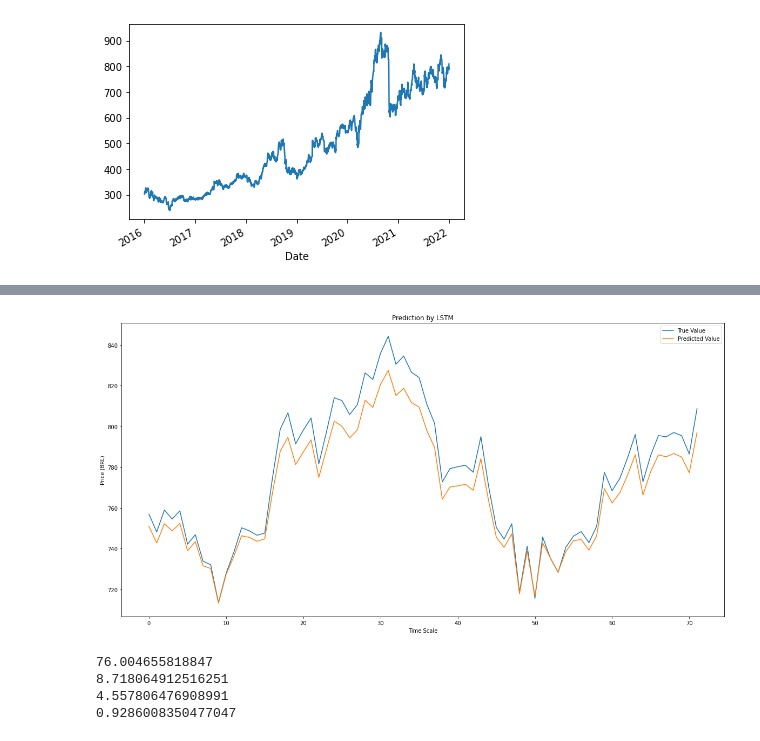
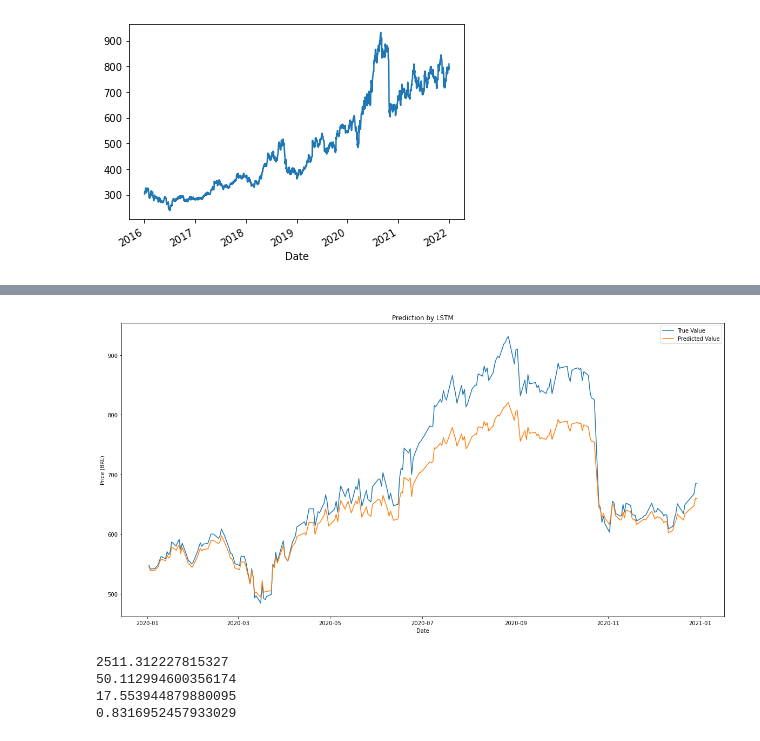
Before and after one commit to Felipe-Renck/stock-price-forecast, a Jupyter notebook: SAP_Stock_Price_LSTM.ipynb, the cells around one changed output, grey strips where cells are left out. Saved outputs shown, nothing was run; the diff lists cells and outputs as text; code cells hidden in the pictures.

Commit message:
Update images and scripts

```diff
--- a/SAP_Stock_Price_LSTM.ipynb
+++ b/SAP_Stock_Price_LSTM.ipynb
@@ -70,6 +76,6 @@ feature_transform.head()
 # %%
 #Splitting to Training set and Test set (Ratio: 80:20)
-timesplit= TimeSeriesSplit(n_splits=20)
-for train_index, test_index in timesplit.split(feature_transform):
-        X_train, X_test = feature_transform[:len(train_index)], feature_transform[len(train_index): (len(train_index)+len(test_index))]
-        y_train, y_test = output_var[:len(train_index)].values.ravel(), output_var[len(train_index): (len(train_index)+len(test_index))].values.ravel()
+# timesplit= TimeSeriesSplit(n_splits=20)
+# for train_index, test_index in timesplit.split(feature_transform):
+#        X_train, X_test = feature_transform[:len(train_index)], feature_transform[len(train_index): (len(train_index)+len(test_index))]
+#        y_train, y_test = output_var[:len(train_index)].values.ravel(), output_var[len(train_index): (len(train_index)+len(test_index))].values.ravel()
@@ -77,6 +113,8 @@ for train_index, test_index in timesplit.split(feature_transform):
 #Process the data for LSTM
 trainX =np.array(X_train)
 testX =np.array(X_test)
+trainY =np.array(Y_train)
+testY =np.array(Y_test)
 X_train = trainX.reshape(X_train.shape[0], 1, X_train.shape[1])
 X_test = testX.reshape(X_test.shape[0], 1, X_test.shape[1])
 # %%
@@ -91,5 +129,5 @@ You must install pydot (`pip install pydot`) and install graphviz (see instructi
 # %%
 #Model Training
-history=lstm.fit(X_train, y_train, epochs=200, batch_size=8, verbose=1, shuffle=False)
+history=lstm.fit(X_train, trainY, epochs=200, batch_size=8, verbose=1, shuffle=False)
 # %% [output]
 Epoch 1/200
@@ -118,0 +153,7 @@ y_test.shape
+# %%
+print(testY.shape)
+print(y_pred.shape)
+final_df = pd.DataFrame(feature_transform['2020'])
+final_df['True_Value'] = testY
+final_df['Predicted_Value'] = y_pred
+final_df.head()
@@ -119,24 +170,24 @@ y_test.shape
 # %%
-#Predicted x True Adj Close Value – LSTM
 plt.figure(figsize = (20,10))
-plt.plot(y_test, label='True Value')
-plt.plot(y_pred, label='Predicted Value')
+plt.plot(final_df['True_Value'], label='True Value')
+plt.plot(final_df['Predicted_Value'], label='Predicted Value')
 plt.title("Prediction by LSTM")
-plt.xlabel('Time Scale')
+plt.xlabel('Date')
 plt.ylabel('Price (BRL)')
 plt.legend()
+plt.savefig('./images/LSTM_Prediction.png')
 plt.show()
 # %% [output]
-[figure, old version]
+[figure, new version]
 # %%
 def mean_absolute_percentage_error(y_true, y_pred):
     y_true, y_pred = np.array(y_true), np.array(y_pred)
     return np.mean(np.abs((y_true - y_pred) / y_true)) * 100
 # %%
-mse = mean_squared_error(y_test, y_pred)
+mse = mean_squared_error(testY, y_pred)
 rmse = math.sqrt(mse)
-mape = mean_absolute_percentage_error(y_test, y_pred)
-r2 = r2_score(y_test, y_pred)
+mape = mean_absolute_percentage_error(testY, y_pred)
+r2 = r2_score(testY, y_pred)
 
 
 print(mse)
@@ -144,7 +195,7 @@ print(rmse)
 print(mape)
 print(r2)
 # %% [output]
-76.004655818847
-8.718064912516251
-4.557806476908991
-0.9286008350477047
+2511.312227815327
+50.112994600356174
+17.553944879880095
+0.8316952457933029
```
Also changed, not shown: parts of 10 cells of this notebook, 11 other files.
